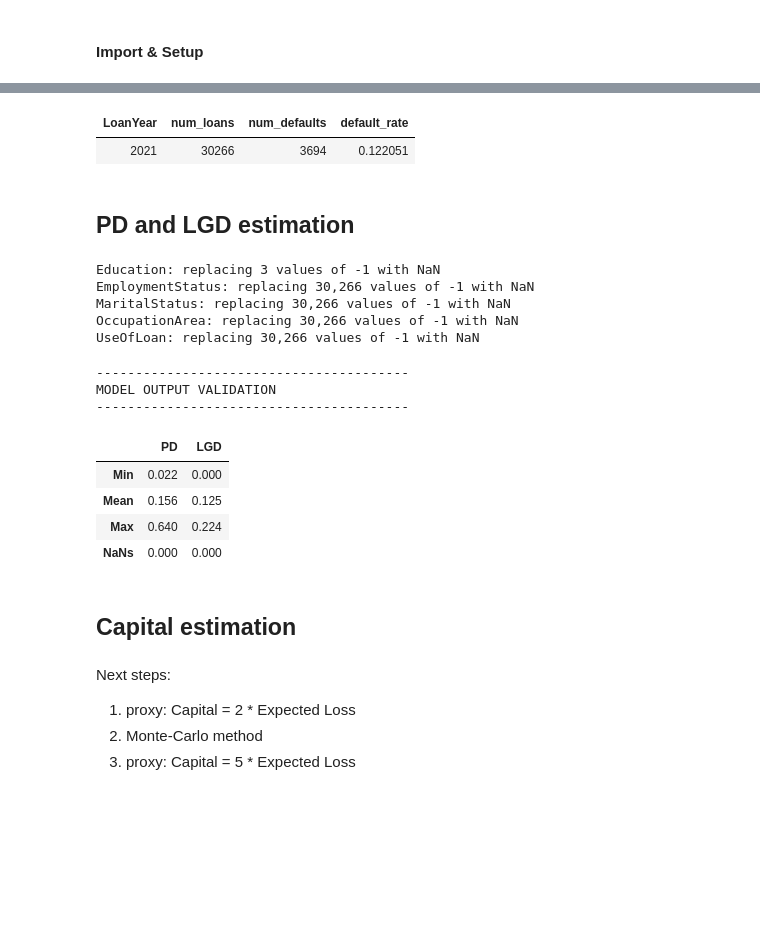
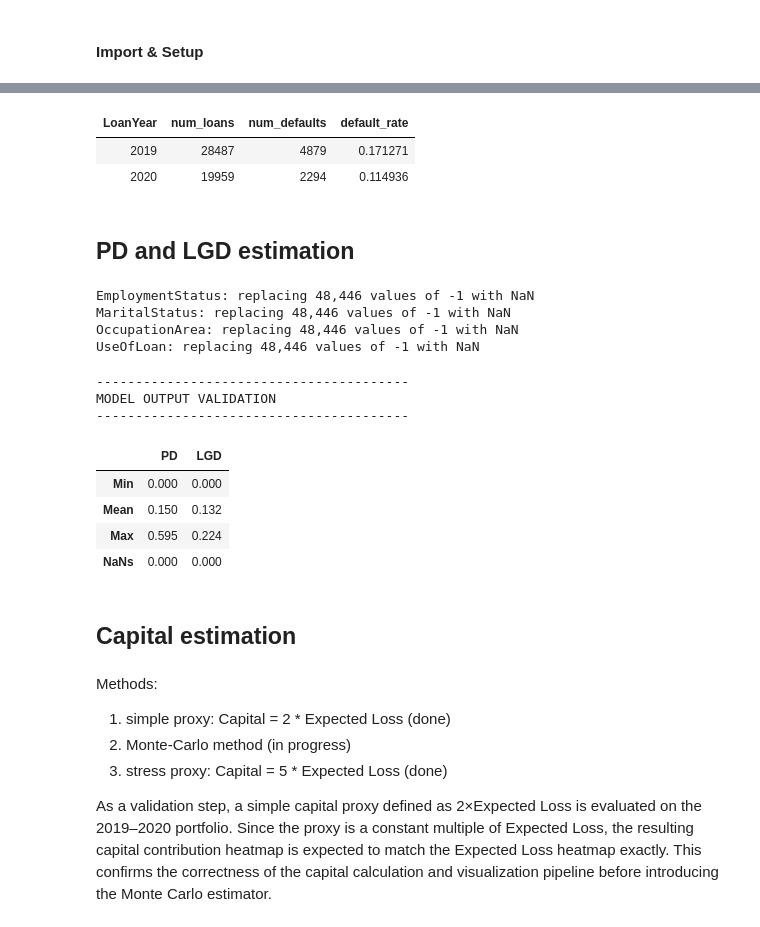
Before and after one commit to kostis2019/CREDIT-RISK-FRAMEWORK, a Jupyter notebook: notebooks/06_capital.ipynb, the cells around one changed output, grey strips where cells are left out. Cells and saved outputs as stored; diff of their text form; code cells hidden in the pictures; blank space fills up the shorter version.

Commit message:
Implement capital proxies and modular LGD workflow

```diff
--- a/notebooks/06_capital.ipynb
+++ b/notebooks/06_capital.ipynb
@@ -43,6 +44,6 @@ from sklearn import set_config; set_config(transform_output="pandas")
 # %%
 # load input file
 
-this_dataset = my_input_load(2021, 2021)
+this_dataset = my_input_load(2019, 2020)
 this_dataset, dr_summary = create_target_def12(this_dataset)
 # %% [output]
@@ -52,5 +53,6 @@ DefaultDate range:  2021-04-16 00:00:00 2023-10-13 00:00:00
 | LoanYear | num_loans | num_defaults | default_rate |
-| 2021 | 30266 | 3694 | 0.122051 |
+| 2019 | 28487 | 4879 | 0.171271 |
+| 2020 | 19959 | 2294 | 0.114936 |
 # %% [markdown]
 ## PD and LGD estimation
 # %%
@@ -64,11 +66,10 @@ pipeline_lgd = joblib.load("../models/lgd_model_Amount.pkl")
 
 this_dataset_with_PD = apply_pipe(this_dataset, pipeline_pd)
 # %% [output]
-Education: replacing 3 values of -1 with NaN
-EmploymentStatus: replacing 30,266 values of -1 with NaN
-MaritalStatus: replacing 30,266 values of -1 with NaN
-OccupationArea: replacing 30,266 values of -1 with NaN
-UseOfLoan: replacing 30,266 values of -1 with NaN
+EmploymentStatus: replacing 48,446 values of -1 with NaN
+MaritalStatus: replacing 48,446 values of -1 with NaN
+OccupationArea: replacing 48,446 values of -1 with NaN
+UseOfLoan: replacing 48,446 values of -1 with NaN
 # %%
 # apply LGD model
 
@@ -82,15 +83,17 @@ validate_predictions(this_dataset_with_PD_LGD)
 MODEL OUTPUT VALIDATION
 ----------------------------------------
 |  | PD | LGD |
-| Min | 0.022 | 0.000 |
-| Mean | 0.156 | 0.125 |
-| Max | 0.640 | 0.224 |
+| Min | 0.000 | 0.000 |
+| Mean | 0.150 | 0.132 |
+| Max | 0.595 | 0.224 |
 | NaNs | 0.000 | 0.000 |
 # %% [markdown]
 ## Capital estimation
 # %% [markdown]
-Next steps:
+Methods:
 
-1. proxy: Capital = 2 * Expected Loss
-1. Monte-Carlo method
-1. proxy: Capital = 5 * Expected Loss
+1. simple proxy: Capital = 2 * Expected Loss (done)
+1. Monte-Carlo method                        (in progress)
+1. stress proxy: Capital = 5 * Expected Loss (done)
+
+As a validation step, a simple capital proxy defined as 2×Expected Loss is evaluated on the 2019–2020 portfolio. Since the proxy is a constant multiple of Expected Loss, the resulting capital contribution heatmap is expected to match the Expected Loss heatmap exactly. This confirms the correctness of the capital calculation and visualization pipeline before introducing the Monte Carlo estimator.
```
Also changed, not shown: parts of 4 cells of this notebook, 2 other files.
